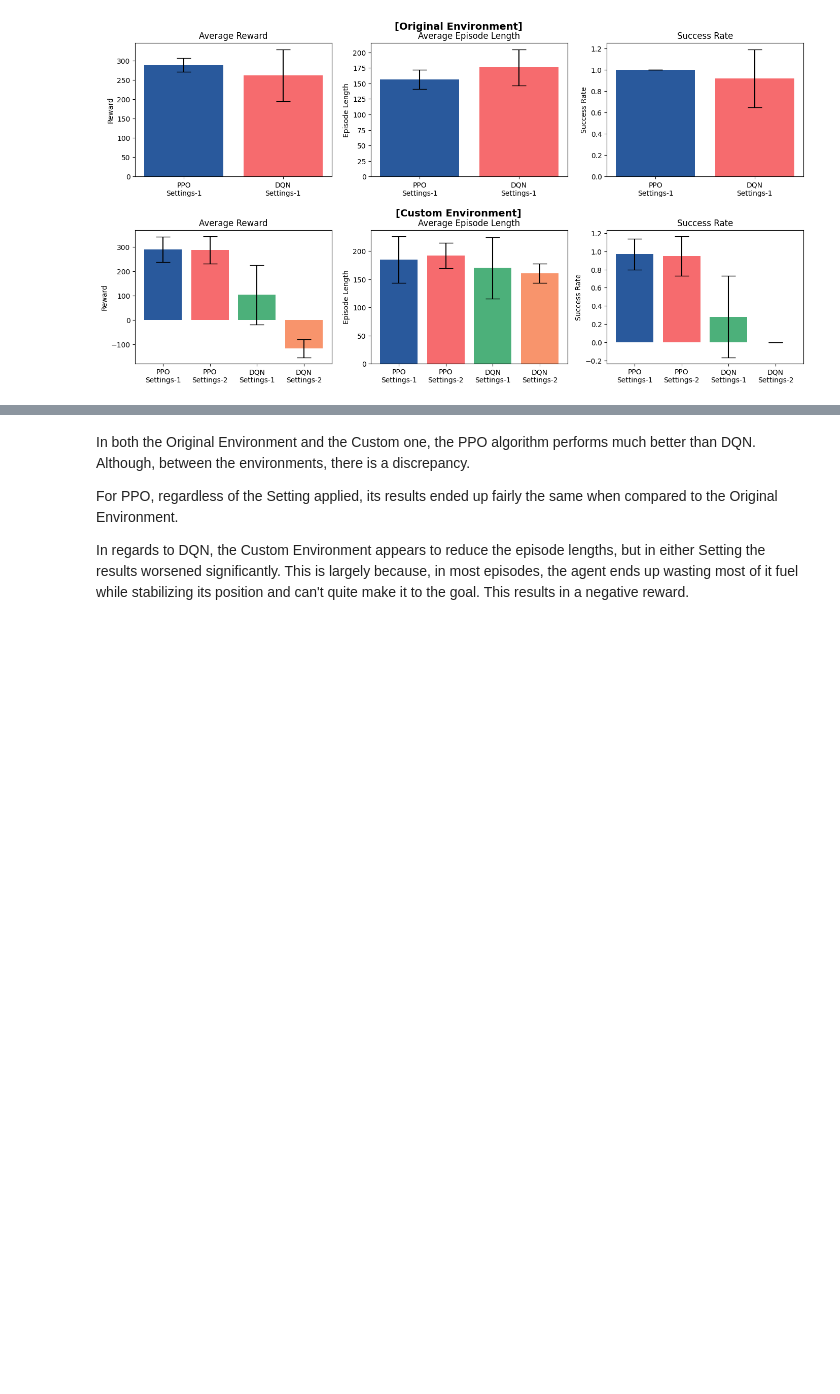
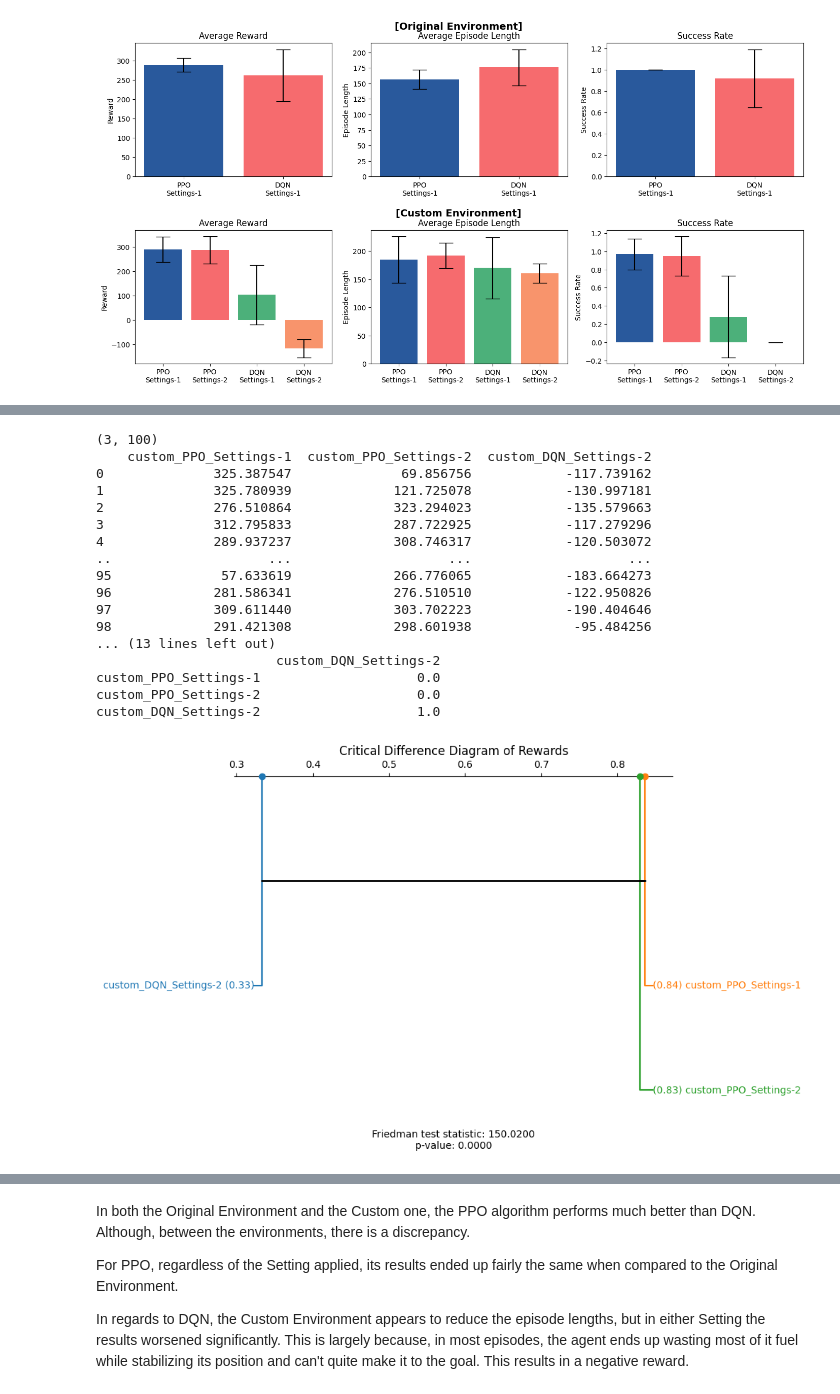
Before and after one commit to EstevesX10/OpenAI-Gym-Lunar-Lander, a Jupyter notebook: LunarLander/LunarLander.ipynb, the cells around one changed output, grey strips where cells are left out. Drawn from its saved outputs; the diff is of its cells as text; code cells hidden in the pictures; blank space fills up the shorter version.

```diff
--- a/LunarLander/LunarLander.ipynb
+++ b/LunarLander/LunarLander.ipynb
@@ -529,0 +544,31 @@ plotOverallEvaluationResults(
+# %%
+plotCriticalDifferenceDiagram(
+    originalEnvResults=[
+        # ('PPO', 'Settings-1', originalSetup1PPOEvalResults),
+        # ('DQN', 'Settings-1', originalSetup1DQNEvalResults)
+    ],
+    customEnvResults=[
+        ('PPO', 'Settings-1', customSetup1PPOEvalResults),
+        ('PPO', 'Settings-2', customSetup2PPOEvalResults),
+        # ('DQN', 'Settings-1', customSetup1DQNEvalResults),
+        ('DQN', 'Settings-2', customSetup2DQNEvalResults),
+    ])
+# %% [output]
+(3, 100)
+    custom_PPO_Settings-1  custom_PPO_Settings-2  custom_DQN_Settings-2
+0              325.387547              69.856756            -117.739162
+1              325.780939             121.725078            -130.997181
+2              276.510864             323.294023            -135.579663
+3              312.795833             287.722925            -117.279296
+4              289.937237             308.746317            -120.503072
+..                    ...                    ...                    ...
+95              57.633619             266.776065            -183.664273
+96             281.586341             276.510510            -122.950826
+97             309.611440             303.702223            -190.404646
+98             291.421308             298.601938             -95.484256
+... (13 lines left out)
+                       custom_DQN_Settings-2
+custom_PPO_Settings-1                    0.0
+custom_PPO_Settings-2                    0.0
+custom_DQN_Settings-2                    1.0
+[figure, added]
```
Also changed, not shown: parts of 4 cells of this notebook, 1 other file.
